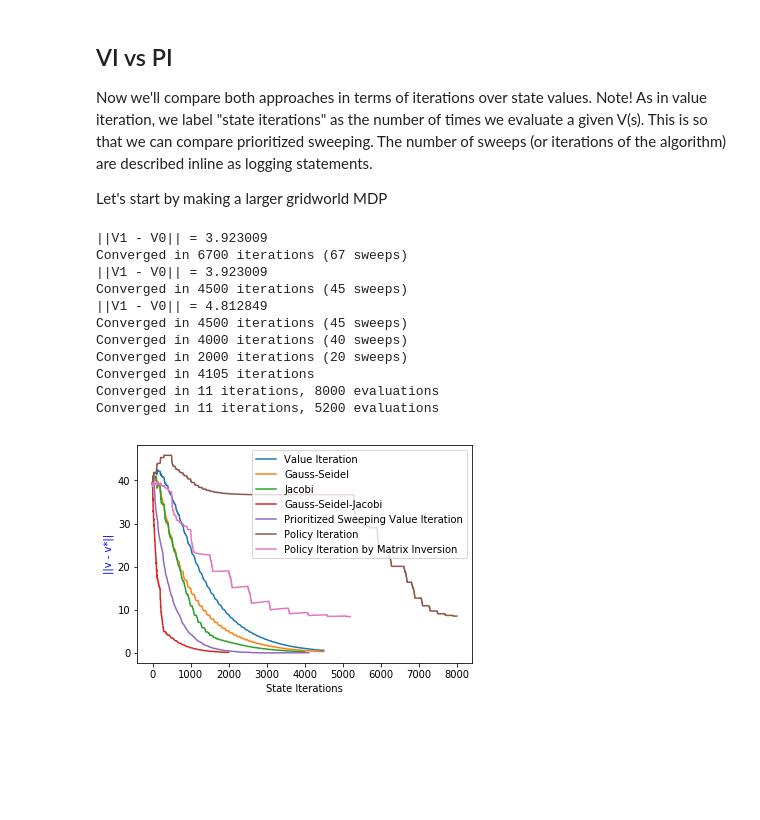
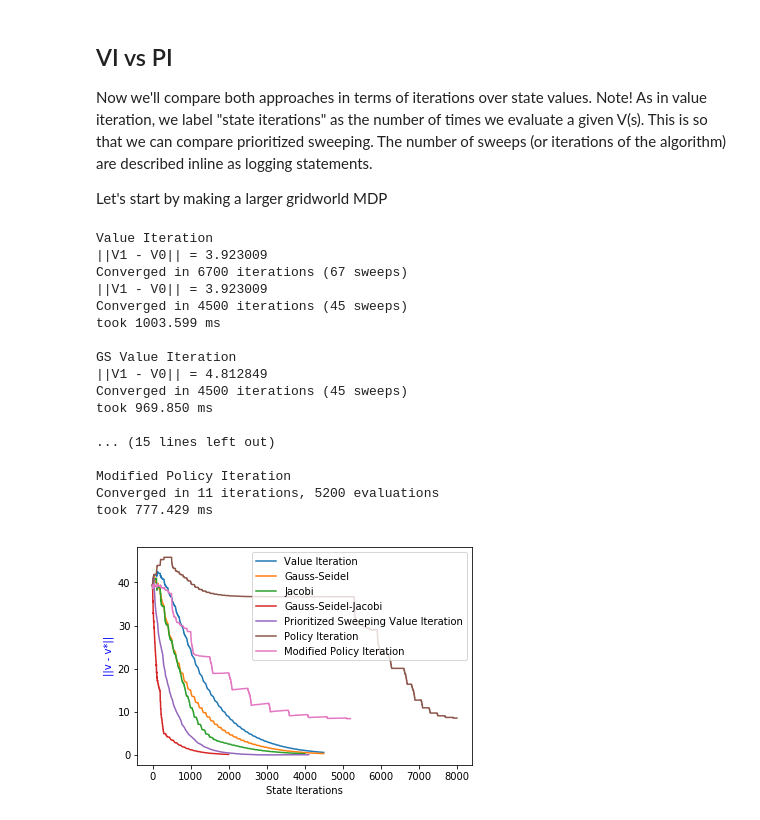
Before and after one commit to Breakend/ValuePolicyIterationVariations, a Jupyter notebook: ValueIterationWalkthrough.ipynb, the cells around one changed output. Drawn from its saved outputs; the diff is of its cells as text; code cells hidden in the pictures; blank space fills up the shorter version.

```diff
--- a/ValueIterationWalkthrough.ipynb
+++ b/ValueIterationWalkthrough.ipynb
@@ -319,57 +319,100 @@ gw2 = GridWorld(dim, test_rewards)
 # %%
 %matplotlib inline
 
+import time
+
 vl = ValueIteration(gw2)
 
+print("Value Iteration")
+
 optimal_policy, optimal_value, _  = vl.run()
+time1 = time.time()
 optimal_policy, v, vs = vl.run(optimal_value=optimal_value, theta=0.01)
+time2 = time.time()
+print 'took %0.3f ms' % ((time2-time1)*1000.0)
 plt.plot(vs)
 
 vl = GaussSeidelValueIteration(gw2)
 
+print("\nGS Value Iteration")
+
+time1 = time.time()
 optimal_policy, v, vsgs = vl.run(optimal_value=optimal_value, theta=0.01)
+time2 = time.time()
+print 'took %0.3f ms' % ((time2-time1)*1000.0)
 plt.plot(vsgs)
 
+print("\nJacobi Value Iteration")
+
 vl = JacobiValueIteration(gw2)
+time1 = time.time()
 optimal_policy, v, vsj = vl.run(optimal_value=optimal_value, theta=0.01)
+time2 = time.time()
+print 'took %0.3f ms' % ((time2-time1)*1000.0)
 plt.plot(vsj)
 
+print("\nGSJ Value Iteration")
+
 vl = GaussSeidelJacobiValueIteration(gw2)
+time1 = time.time()
 optimal_policy, v, vsj = vl.run(optimal_value=optimal_value, theta=0.01)
+time2 = time.time()
+print 'took %0.3f ms' % ((time2-time1)*1000.0)
 plt.plot(vsj)
 
+print("\nPrioritized Sweeping Iteration")
+
 vl = PrioritizedSweepingValueIteration(gw2)
+time1 = time.time()
 optimal_policy, v, vsps = vl.run(optimal_value=optimal_value, max_iterations=100000)
+time2 = time.time()
+print 'took %0.3f ms' % ((time2-time1)*1000.0)
 plt.plot(vsps)
 
+print("\nPolicy Iteration")
+
+time1 = time.time()
 V_pi, pol_pi, n_iter_pi, vs_pi = policy_iteration(gw2, gamma, epsilon, optimal_value)
+time2 = time.time()
+print 'took %0.3f ms' % ((time2-time1)*1000.0)
 plt.plot(vs_pi)
 
+print("\nModified Policy Iteration")
+
+time1 = time.time()
 V_modpi, pol_modpi, n_itermodpi, vs_modpi = modified_policy_iteration(gw2, gamma, epsilon, m, optimal_value)
+time2 = time.time()
+print 'took %0.3f ms' % ((time2-time1)*1000.0)
 plt.plot(vs_modpi)
 
 plt.xlabel('State Iterations')
 plt.ylabel('||v - v*||',color='b')
 
 plt.legend(['Value Iteration', 'Gauss-Seidel', 'Jacobi',
             'Gauss-Seidel-Jacobi', 'Prioritized Sweeping Value Iteration',
-            'Policy Iteration', 'Policy Iteration by Matrix Inversion',
+            'Policy Iteration',
             'Modified Policy Iteration'], loc='upper right')
 
 plt.show()
 # %% [output]
+Value Iteration
 ||V1 - V0|| = 3.923009
 Converged in 6700 iterations (67 sweeps)
 ||V1 - V0|| = 3.923009
 Converged in 4500 iterations (45 sweeps)
+took 1003.599 ms
+
+GS Value Iteration
 ||V1 - V0|| = 4.812849
 Converged in 4500 iterations (45 sweeps)
-Converged in 4000 iterations (40 sweeps)
-Converged in 2000 iterations (20 sweeps)
-Converged in 4105 iterations
-Converged in 11 iterations, 8000 evaluations
+took 969.850 ms
+
+... (15 lines left out)
+
+Modified Policy Iteration
 Converged in 11 iterations, 5200 evaluations
+took 777.429 ms
-[figure, old version]
+[figure, new version]
 # %% [markdown]
 ## Note
 As we can see, the policy iteration algorithm and its modified version converge the fastest in terms of number of algorithm iterations (at 11 iterations) but do not eliminate the error entirely. The policy evaluation has been stopped short because the policy improvement step has found no better policy than the current one, which is the optimal policy.
```
Also changed, not shown: parts of 1 cell of this notebook.
